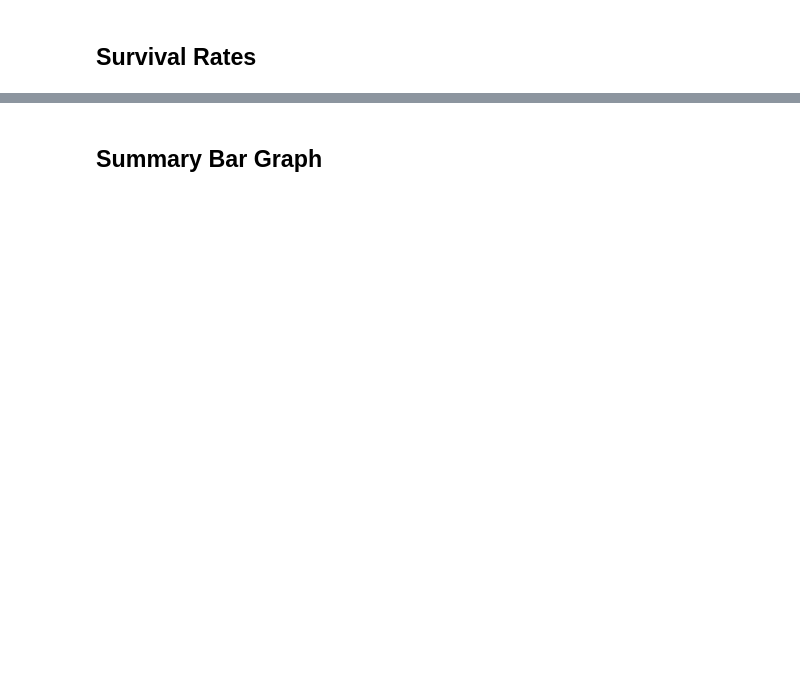
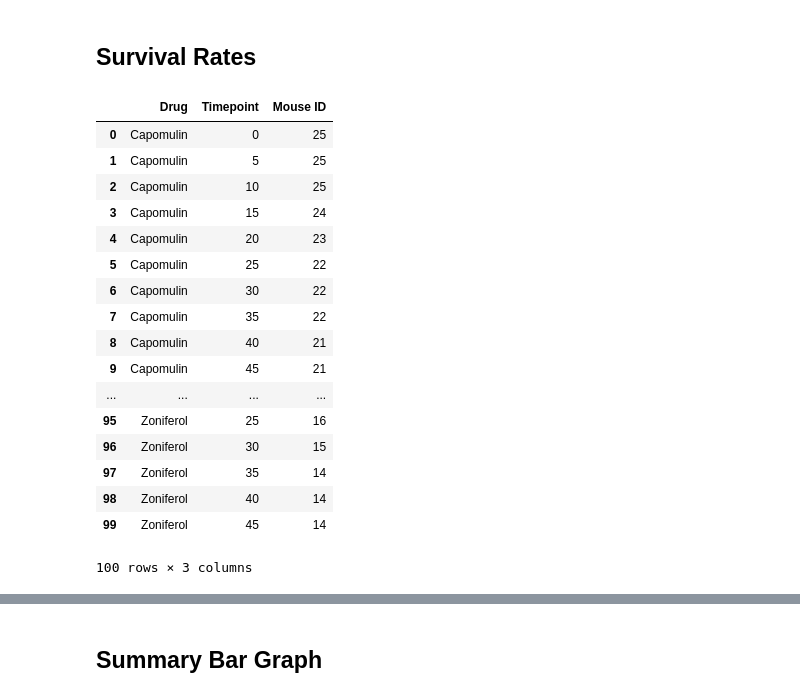
Before and after one commit to stephaniesansburywalters/matplotlib-challenge, a Jupyter notebook: Pymaceuticals/pymaceuticals_starter.ipynb, the cells around one changed output, grey strips where cells are left out. Cells and saved outputs as stored; diff of their text form; code cells hidden in the pictures; blank space fills up the shorter version.

```diff
--- a/Pymaceuticals/pymaceuticals_starter.ipynb
+++ b/Pymaceuticals/pymaceuticals_starter.ipynb
@@ -132,10 +211,33 @@ plt.show()
 ## Survival Rates
 # %%
 # Store the Count of Mice Grouped by Drug and Timepoint (W can pass any metric)
+Count_by_Drug_and_TP = combined_data_df.groupby(['Drug', 'Timepoint'])['Mouse ID'].count()
 
 # Convert to DataFrame
+Count_by_Drug_and_TP_df = pd.DataFrame(Count_by_Drug_and_TP)
+Count_by_Drug_and_TP_df = pd.DataFrame(Count_by_Drug_and_TP).reset_index()
 
 # Preview DataFrame
+Count_by_Drug_and_TP_df.head()
+# %% [output]
+|  | Drug | Timepoint | Mouse ID |
+| 0 | Capomulin | 0 | 25 |
+| 1 | Capomulin | 5 | 25 |
+| 2 | Capomulin | 10 | 25 |
+| 3 | Capomulin | 15 | 24 |
+| 4 | Capomulin | 20 | 23 |
+| 5 | Capomulin | 25 | 22 |
+| 6 | Capomulin | 30 | 22 |
+| 7 | Capomulin | 35 | 22 |
+| 8 | Capomulin | 40 | 21 |
+| 9 | Capomulin | 45 | 21 |
+| ... | ... | ... | ... |
+| 95 | Zoniferol | 25 | 16 |
+| 96 | Zoniferol | 30 | 15 |
+| 97 | Zoniferol | 35 | 14 |
+| 98 | Zoniferol | 40 | 14 |
+| 99 | Zoniferol | 45 | 14 |
+100 rows × 3 columns
 # %%
 # Minor Data Munging to Re-Format the Data Frames
 
```
Also changed, not shown: parts of 10 cells of this notebook.
